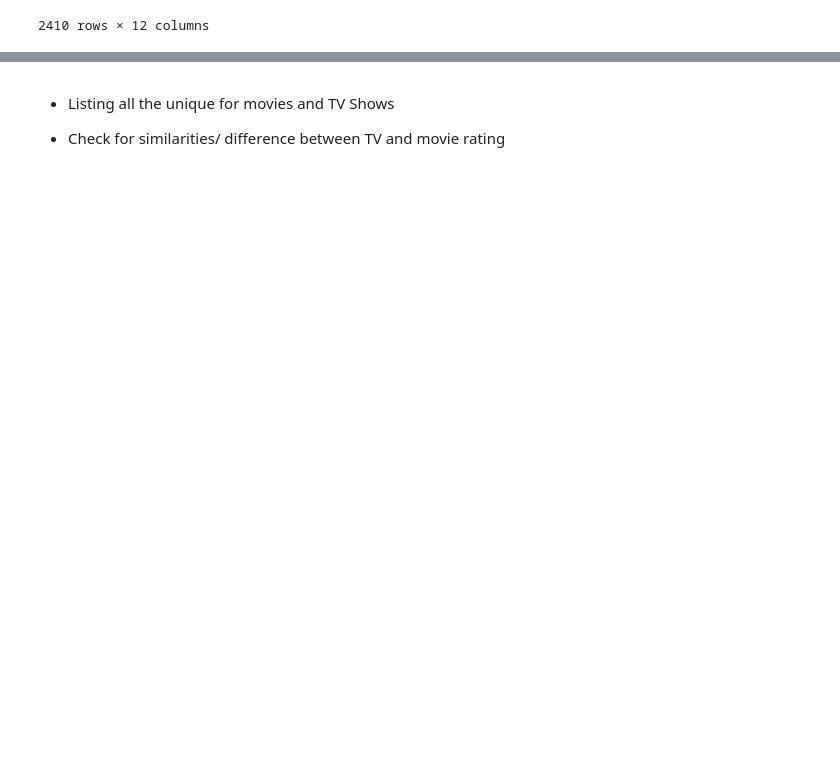
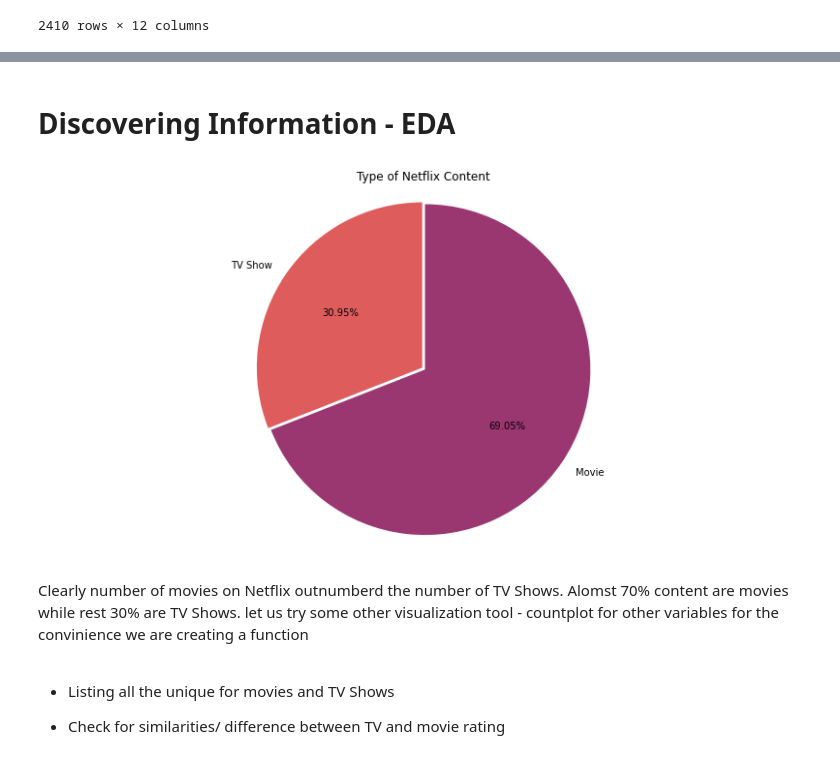
Before and after one commit to ajitpadole/-Netflix-Movies-and-TV-Shows-Clustering, a Jupyter notebook: NETFLIX_MOVIES_AND_TV_SHOWS_CLUSTERING.ipynb, the cells around one changed output, grey strips where cells are left out. Cells and saved outputs as stored; diff of their text form; code cells hidden in the pictures; blank space fills up the shorter version.

```diff
--- a/NETFLIX_MOVIES_AND_TV_SHOWS_CLUSTERING.ipynb
+++ b/NETFLIX_MOVIES_AND_TV_SHOWS_CLUSTERING.ipynb
@@ -250,8 +250,3 @@ df_shows
 | 7779 | s7780 | TV Show | Zona Rosa | NaN | Manu NNa, Ana Julia Yeyé, Ray Con... | Mexico | November 26, 2019 | 2019 | TV-MA | 1 Season | ... |
 | 7785 | s7786 | TV Show | Zumbo's Just Desserts | NaN | Adriano Zumbo, Rachel Khoo | Australia | October 31, 2020 | 2019 | TV-PG | 1 Season | ... |
 2410 rows × 12 columns
-# %%
-# adding column of month and year of addition
-df['year_added']= pd.DatetimeIndex(df['date_added']).year
-df['month_added']= pd.DatetimeIndex(df['date_added']).month_name()
-df.head()
@@ -265,3 +253,19 @@ df.head()
+# %% [markdown]
+# Discovering Information - EDA
+# %%
+# Create a piechart
+plt.figure(figsize=(14, 7))
+labels=['TV Show', 'Movie']
+plt.pie(df['type'].value_counts().sort_values(),labels=labels,explode=[0.01,0.01],
+        autopct='%1.2f%%',colors=sns.color_palette("flare",2), startangle=90)
+plt.title('Type of Netflix Content')
+plt.axis('equal')
+plt.show()
+# %% [output]
+[figure, added]
+# %% [markdown]
+Clearly number of movies on Netflix outnumberd the number of TV Shows.
+Alomst 70% content are movies while rest 30% are TV Shows. let us try some other visualization tool - countplot for other variables for the convinience we are creating a function
 # %% [markdown]
 
 
```
Also changed, not shown: parts of 18 cells of this notebook.
